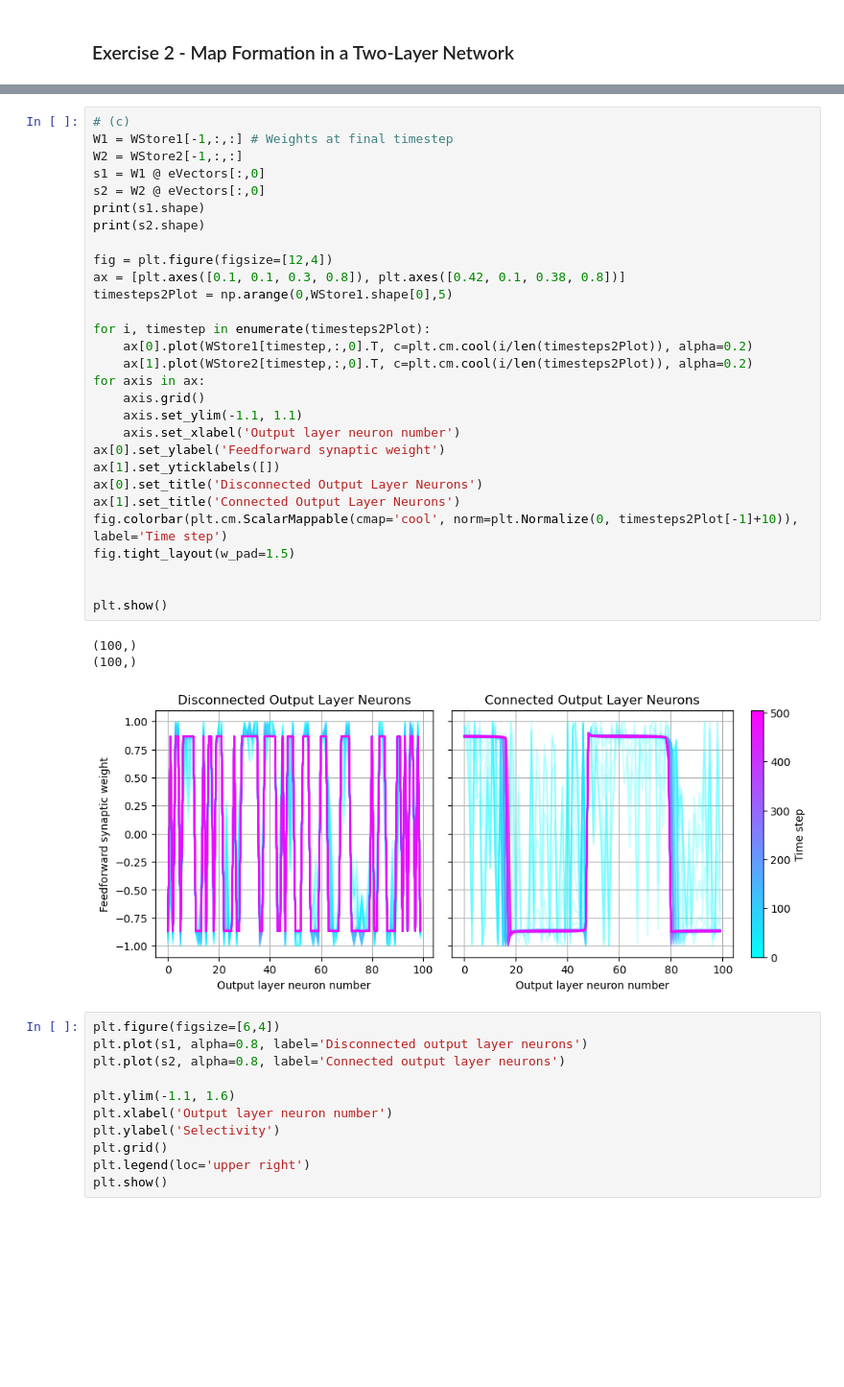
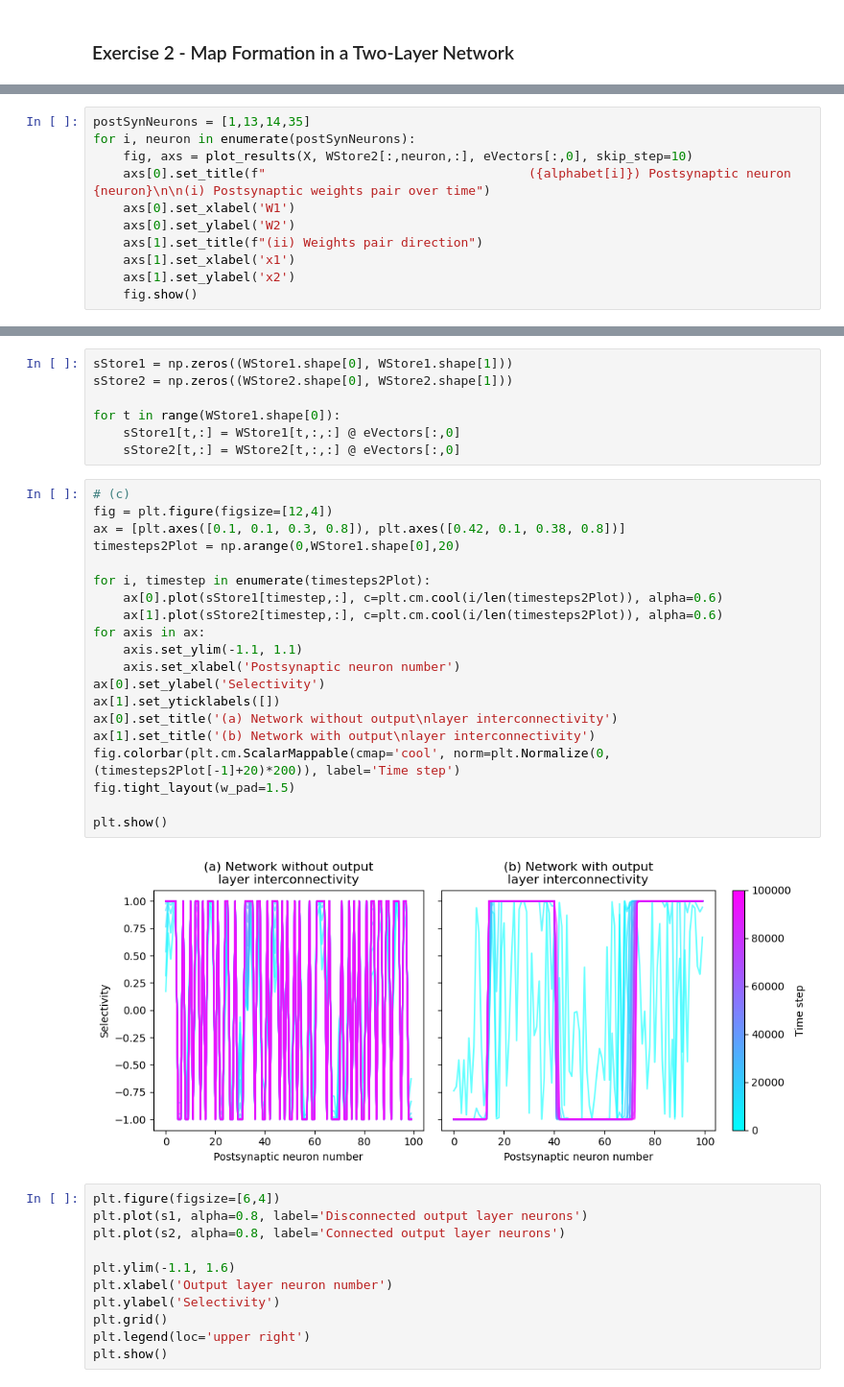
Before and after one commit to elbertwang00/4G3-Courseworks, a Jupyter notebook: Coursework 2/coursework2.ipynb, the cells around one changed output, grey strips where cells are left out. Shown: that part at 96% size. Drawn from its saved outputs; the diff is of its cells as text; blank space fills up the shorter version.

```diff
--- a/Coursework 2/coursework2.ipynb
+++ b/Coursework 2/coursework2.ipynb
@@ -112,0 +101,11 @@ for neuron in postSynNeurons:
+# %%
+postSynNeurons = [1,13,14,35]
+for i, neuron in enumerate(postSynNeurons):
+    fig, axs = plot_results(X, WStore2[:,neuron,:], eVectors[:,0], skip_step=10)
+    axs[0].set_title(f"                                   ({alphabet[i]}) Postsynaptic neuron {neuron}\n\n(i) Postsynaptic weights pair over time")
+    axs[0].set_xlabel('W1')
+    axs[0].set_ylabel('W2')
+    axs[1].set_title(f"(ii) Weights pair direction")
+    axs[1].set_xlabel('x1')
+    axs[1].set_ylabel('x2')
+    fig.show()
@@ -113,36 +117,32 @@ for neuron in postSynNeurons:
+# %%
+sStore1 = np.zeros((WStore1.shape[0], WStore1.shape[1]))
+sStore2 = np.zeros((WStore2.shape[0], WStore2.shape[1]))
+
+for t in range(WStore1.shape[0]):
+    sStore1[t,:] = WStore1[t,:,:] @ eVectors[:,0]
+    sStore2[t,:] = WStore2[t,:,:] @ eVectors[:,0]
 # %%
 # (c)
-W1 = WStore1[-1,:,:] # Weights at final timestep
-W2 = WStore2[-1,:,:]
-s1 = W1 @ eVectors[:,0]
-s2 = W2 @ eVectors[:,0]
-print(s1.shape)
-print(s2.shape)
-
 fig = plt.figure(figsize=[12,4])
 ax = [plt.axes([0.1, 0.1, 0.3, 0.8]), plt.axes([0.42, 0.1, 0.38, 0.8])]
-timesteps2Plot = np.arange(0,WStore1.shape[0],5)
+timesteps2Plot = np.arange(0,WStore1.shape[0],20)
 
 for i, timestep in enumerate(timesteps2Plot):
-    ax[0].plot(WStore1[timestep,:,0].T, c=plt.cm.cool(i/len(timesteps2Plot)), alpha=0.2)
-    ax[1].plot(WStore2[timestep,:,0].T, c=plt.cm.cool(i/len(timesteps2Plot)), alpha=0.2)
+    ax[0].plot(sStore1[timestep,:], c=plt.cm.cool(i/len(timesteps2Plot)), alpha=0.6)
+    ax[1].plot(sStore2[timestep,:], c=plt.cm.cool(i/len(timesteps2Plot)), alpha=0.6)
 for axis in ax:
-    axis.grid()
     axis.set_ylim(-1.1, 1.1)
-    axis.set_xlabel('Output layer neuron number')
-ax[0].set_ylabel('Feedforward synaptic weight')
+    axis.set_xlabel('Postsynaptic neuron number')
+ax[0].set_ylabel('Selectivity')
 ax[1].set_yticklabels([])
-ax[0].set_title('Disconnected Output Layer Neurons')
-ax[1].set_title('Connected Output Layer Neurons')
-fig.colorbar(plt.cm.ScalarMappable(cmap='cool', norm=plt.Normalize(0, timesteps2Plot[-1]+10)), label='Time step')
+ax[0].set_title('(a) Network without output\nlayer interconnectivity')
+ax[1].set_title('(b) Network with output\nlayer interconnectivity')
+fig.colorbar(plt.cm.ScalarMappable(cmap='cool', norm=plt.Normalize(0, (timesteps2Plot[-1]+20)*200)), label='Time step')
 fig.tight_layout(w_pad=1.5)
 
-
 plt.show()
 # %% [output]
-(100,)
-(100,)
-[figure, old version]
+[figure, new version]
 # %%
 plt.figure(figsize=[6,4])
 plt.plot(s1, alpha=0.8, label='Disconnected output layer neurons')
```
Also changed, not shown: parts of 6 cells of this notebook, 9 other files.
